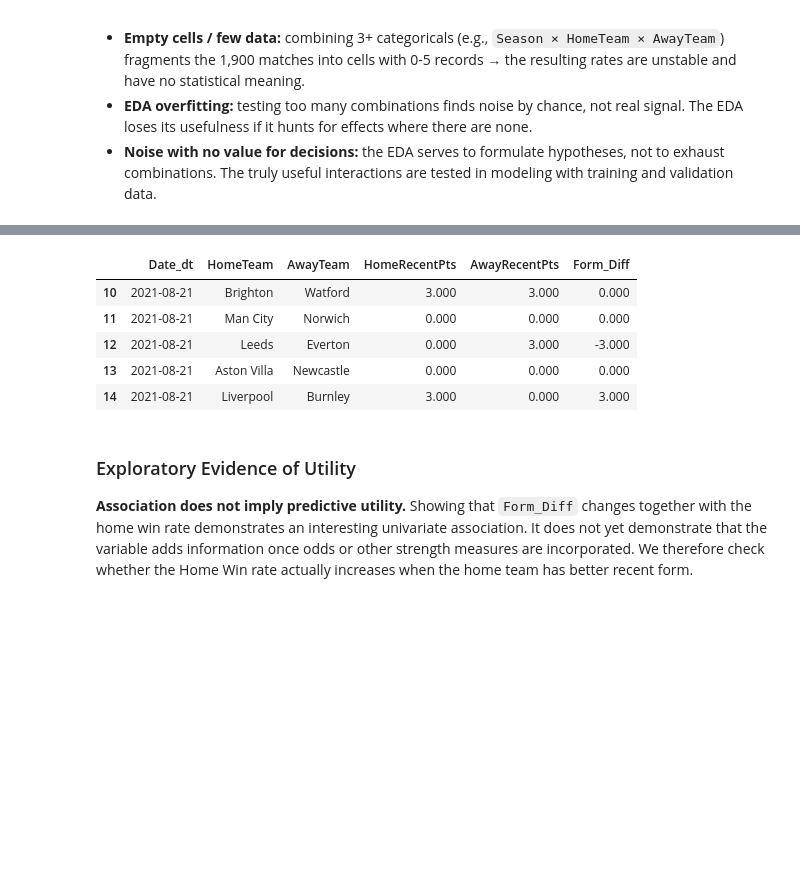
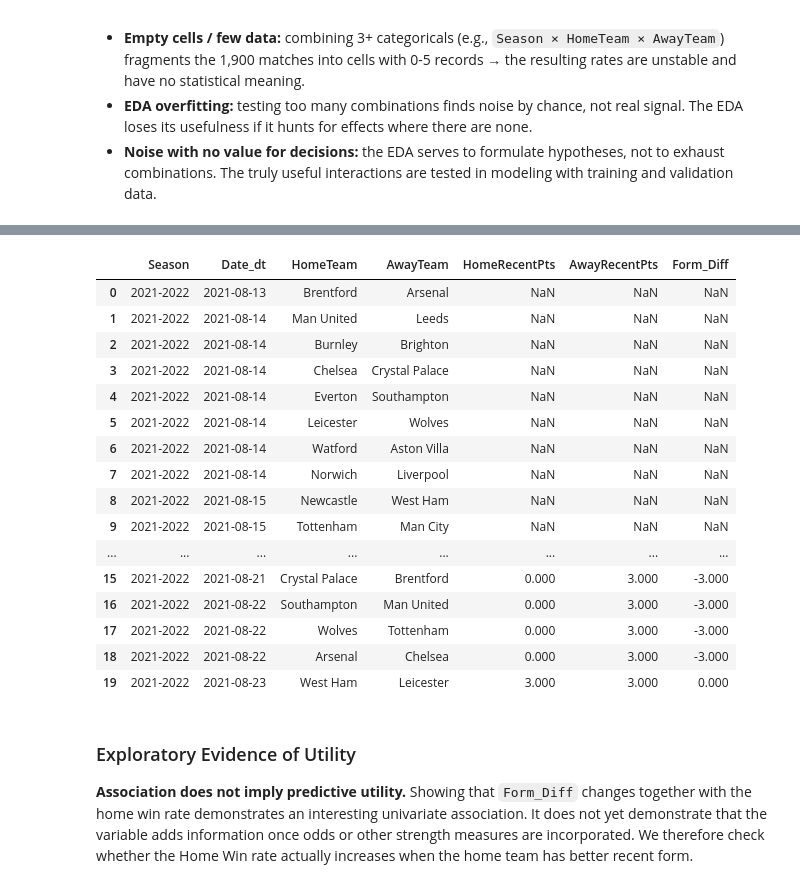
Before and after one commit to errodd/premier_league_football_predictor, a Jupyter notebook: notebooks/EDA.ipynb, the cells around one changed output, grey strips where cells are left out. Drawn from its saved outputs; the diff is of its cells as text; code cells hidden in the pictures; blank space fills up the shorter version.

```diff
--- a/notebooks/EDA.ipynb
+++ b/notebooks/EDA.ipynb
@@ -1779,35 +1790,81 @@ premier_df['HomePoints'] = premier_df.apply(lambda r: get_points(r['FTR'], True)
 premier_df['AwayPoints'] = premier_df.apply(lambda r: get_points(r['FTR'], False), axis=1)
 
 # 3. Create a long-format DataFrame to compute team-level rolling stats
-home_stack = premier_df[['Date_dt', 'HomeTeam', 'HomePoints', 'FTHG', 'FTAG']].copy()
+# IMPORTANT: Added 'Season' to ensure we group by it later!
+home_stack = premier_df[['Season', 'Date_dt', 'HomeTeam', 'HomePoints', 'FTHG', 'FTAG']].copy()
 home_stack = home_stack.rename(columns={'HomeTeam': 'Team', 'HomePoints': 'Pts', 'FTHG': 'GS', 'FTAG': 'GC'})
 home_stack['is_home'] = True
 
-away_stack = premier_df[['Date_dt', 'AwayTeam', 'AwayPoints', 'FTAG', 'FTHG']].copy()
+away_stack = premier_df[['Season', 'Date_dt', 'AwayTeam', 'AwayPoints', 'FTAG', 'FTHG']].copy()
 away_stack = away_stack.rename(columns={'AwayTeam': 'Team', 'AwayPoints': 'Pts', 'FTAG': 'GS', 'FTHG': 'GC'})
 away_stack['is_home'] = False
 
-# Combine and sort by Team and Date
-team_matches = pd.concat([home_stack, away_stack]).sort_values(['Team', 'Date_dt'])
+# Combine and sort strictly by Team, Season, and Date
+team_matches = pd.concat([home_stack, away_stack]).sort_values(['Team', 'Season', 'Date_dt'])
 
-# 4. Calculate Rolling Features (Last 3 matches).
-# shift(1) is MANDATORY to prevent the current match from leaking into the feature!
-team_matches['RecentPts'] = team_matches.groupby('Team')['Pts'].transform(lambda x: x.rolling(window=3, min_periods=1).sum().shift(1))
+# 4. Calculate Rolling Features (Last 3 matches, same season, max 90 days ago)
+# TEMPORAL TREATMENT: recent form is RESET EVERY SEASON. By grouping on both
+# 'Team' AND 'Season', the shift() below can never look back into a previous
+# season -> form does NOT carry over between seasons (see markdown 7.1).
+grouped = team_matches.groupby(['Team', 'Season'])
+
+# Shift 1, 2, and 3 matches backwards to get historical points and dates
+team_matches['Pts_1'] = grouped['Pts'].shift(1)
+team_matches['Date_1'] = grouped['Date_dt'].shift(1)
+
+team_matches['Pts_2'] = grouped['Pts'].shift(2)
+team_matches['Date_2'] = grouped['Date_dt'].shift(2)
+
+team_matches['Pts_3'] = grouped['Pts'].shift(3)
+team_matches['Date_3'] = grouped['Date_dt'].shift(3)
+
+# Validate time gap: matches must be within 90 days (approx 3 months) of the current match date
+valid_1 = (team_matches['Date_dt'] - team_matches['Date_1']).dt.days <= 90
+valid_2 = (team_matches['Date_dt'] - team_matches['Date_2']).dt.days <= 90
+valid_3 = (team_matches['Date_dt'] - team_matches['Date_3']).dt.days <= 90
+
+# Keep points if valid, otherwise replace with NaN.
+# CRITICAL: use .where() (index-aware) instead of np.where() + a fresh DataFrame.
+# np.where returns a bare numpy array with NO index; building temp_pts from those
+# arrays and assigning back to team_matches mis-aligned the rows, leaking points
+# from one row onto another (e.g. a real matchday-1 row wrongly got 3 pts).
+p1 = team_matches['Pts_1'].where(valid_1)
+p2 = team_matches['Pts_2'].where(valid_2)
+p3 = team_matches['Pts_3'].where(valid_3)
+
+# Sum the valid points. 'min_count=1' ensures a team with NO valid prior match
+# (i.e. matchday 1 of the season) returns NaN instead of 0.0.
+team_matches['RecentPts'] = pd.concat([p1, p2, p3], axis=1).sum(axis=1, min_count=1)
+
+# Cleanup: Drop temporary shift columns to keep memory clean
+drop_cols = ['Pts_1', 'Date_1', 'Pts_2', 'Date_2', 'Pts_3', 'Date_3']
+team_matches = team_matches.drop(columns=drop_cols)
 
 # 5. Merge the engineered features back into the main DataFrame
-home_recent = team_matches[team_matches['is_home'] == True][['Date_dt', 'Team', 'RecentPts']]
+# CRITICAL FIX: the merge key MUST include 'Season'. Otherwise, when a team plays
+# on the same calendar day in two different seasons, the merge cannot tell the rows
+# apart and cross-joins them, leaking a previous season's RecentPts onto matchday 1
+# of another season (that is why some matchday-1 rows wrongly showed 0/3 instead of NaN).
+home_recent = team_matches[team_matches['is_home'] == True][['Season', 'Date_dt', 'Team', 'RecentPts']]
 home_recent = home_recent.rename(columns={'Team': 'HomeTeam', 'RecentPts': 'HomeRecentPts'})
 
-away_recent = team_matches[team_matches['is_home'] == False][['Date_dt', 'Team', 'RecentPts']]
+away_recent = team_matches[team_matches['is_home'] == False][['Season', 'Date_dt', 'Team', 'RecentPts']]
 away_recent = away_recent.rename(columns={'Team': 'AwayTeam', 'RecentPts': 'AwayRecentPts'})
 
-premier_df = premier_df.merge(home_recent, on=['Date_dt', 'HomeTeam'], how='left')
-premier_df = premier_df.merge(away_recent, on=['Date_dt', 'AwayTeam'], how='left')
+# Idempotency: drop engineered columns if they already exist so this cell can be
+# re-run safely without triggering a MergeError from duplicated _x/_y suffixes.
+premier_df = premier_df.drop(columns=['HomeRecentPts', 'AwayRecentPts', 'Form_Diff'], errors='ignore')
+
+# validate='m:1' guarantees each match row matches at most ONE team-form row,
+# so a silent cross-join can never reappear.
+premier_df = premier_df.merge(home_recent, on=['Season', 'Date_dt', 'HomeTeam'], how='left', validate='m:1')
+
+premier_df = premier_df.merge(away_recent, on=['Season', 'Date_dt', 'AwayTeam'], how='left', validate='m:1')
 
 # 6. Calculate Form Difference (Home Momentum - Away Momentum)
 premier_df['Form_Diff'] = premier_df['HomeRecentPts'] - premier_df['AwayRecentPts']
 
 # Verify the feature creation
-print("Sample of engineered features:")
-premier_df[['Date_dt', 'HomeTeam', 'AwayTeam', 'HomeRecentPts', 'AwayRecentPts', 'Form_Diff']].dropna().head()
+print("Sample of engineered features (Check for NaN at season start):")
+display(premier_df[['Season', 'Date_dt', 'HomeTeam', 'AwayTeam', 'HomeRecentPts', 'AwayRecentPts', 'Form_Diff']].head(20))
 # %% [output]
@@ -1815,9 +1872,20 @@ Sample of engineered features:
-|  | Date_dt | HomeTeam | AwayTeam | HomeRecentPts | AwayRecentPts | Form_Diff |
-| 10 | 2021-08-21 | Brighton | Watford | 3.000 | 3.000 | 0.000 |
-| 11 | 2021-08-21 | Man City | Norwich | 0.000 | 0.000 | 0.000 |
-| 12 | 2021-08-21 | Leeds | Everton | 0.000 | 3.000 | -3.000 |
-| 13 | 2021-08-21 | Aston Villa | Newcastle | 0.000 | 0.000 | 0.000 |
-| 14 | 2021-08-21 | Liverpool | Burnley | 3.000 | 0.000 | 3.000 |
+|  | Season | Date_dt | HomeTeam | AwayTeam | HomeRecentPts | AwayRecentPts | Form_Diff |
+| 0 | 2021-2022 | 2021-08-13 | Brentford | Arsenal | NaN | NaN | NaN |
+| 1 | 2021-2022 | 2021-08-14 | Man United | Leeds | NaN | NaN | NaN |
+| 2 | 2021-2022 | 2021-08-14 | Burnley | Brighton | NaN | NaN | NaN |
+| 3 | 2021-2022 | 2021-08-14 | Chelsea | Crystal Palace | NaN | NaN | NaN |
+| 4 | 2021-2022 | 2021-08-14 | Everton | Southampton | NaN | NaN | NaN |
+| 5 | 2021-2022 | 2021-08-14 | Leicester | Wolves | NaN | NaN | NaN |
+| 6 | 2021-2022 | 2021-08-14 | Watford | Aston Villa | NaN | NaN | NaN |
+| 7 | 2021-2022 | 2021-08-14 | Norwich | Liverpool | NaN | NaN | NaN |
+| 8 | 2021-2022 | 2021-08-15 | Newcastle | West Ham | NaN | NaN | NaN |
+| 9 | 2021-2022 | 2021-08-15 | Tottenham | Man City | NaN | NaN | NaN |
+| ... | ... | ... | ... | ... | ... | ... | ... |
+| 15 | 2021-2022 | 2021-08-21 | Crystal Palace | Brentford | 0.000 | 3.000 | -3.000 |
+| 16 | 2021-2022 | 2021-08-22 | Southampton | Man United | 0.000 | 3.000 | -3.000 |
+| 17 | 2021-2022 | 2021-08-22 | Wolves | Tottenham | 0.000 | 3.000 | -3.000 |
+| 18 | 2021-2022 | 2021-08-22 | Arsenal | Chelsea | 0.000 | 3.000 | -3.000 |
+| 19 | 2021-2022 | 2021-08-23 | West Ham | Leicester | 3.000 | 3.000 | 0.000 |
 # %% [markdown]
 ### Exploratory Evidence of Utility
 
```
Also changed, not shown: parts of 2 cells of this notebook.
